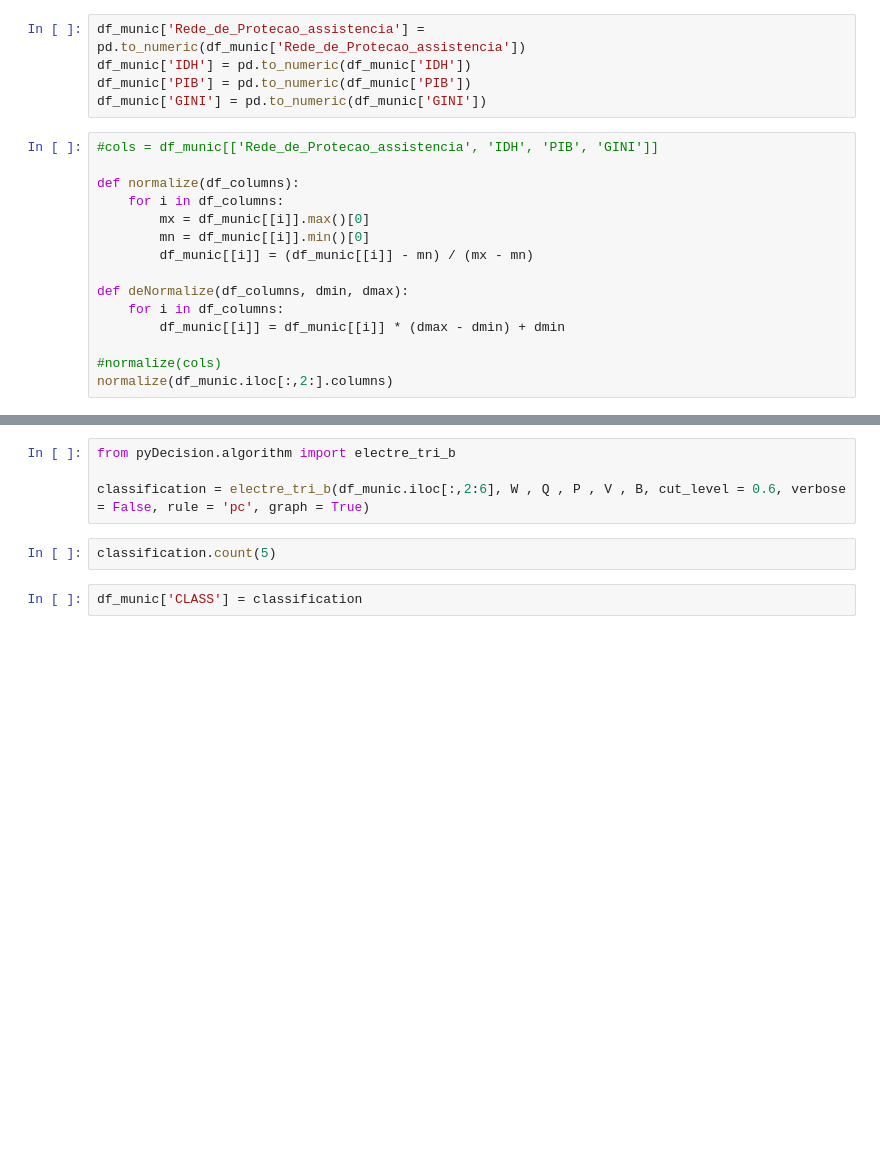
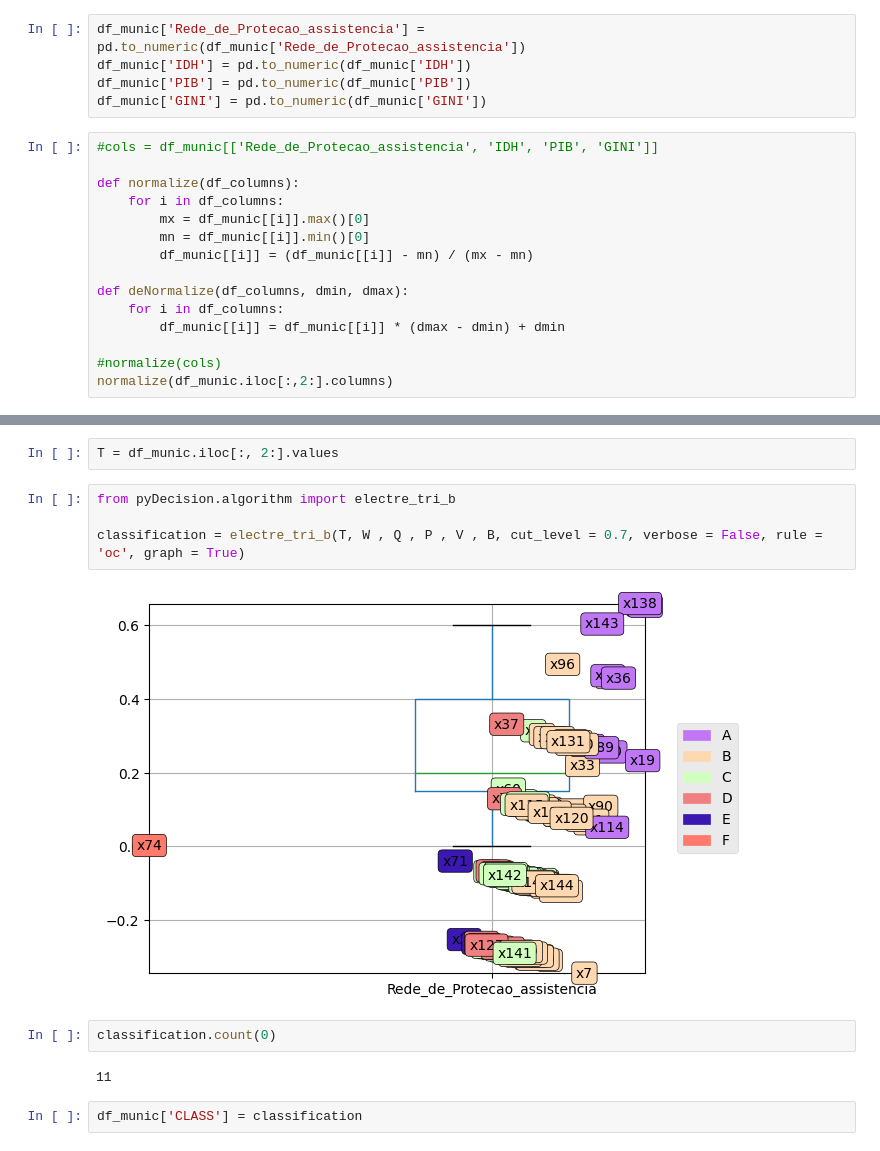
Before and after one commit to jlucioDev/woman_victims_v2, a Jupyter notebook: main.ipynb, the cells around one changed output, grey strips where cells are left out. Drawn from its saved outputs; the diff is of its cells as text; blank space fills up the shorter version.

```diff
--- a/main.ipynb
+++ b/main.ipynb
@@ -225,9 +290,15 @@ np.array(B)
+# %%
+T = df_munic.iloc[:, 2:].values
 # %%
 from pyDecision.algorithm import electre_tri_b
 
-classification = electre_tri_b(df_munic.iloc[:,2:6], W , Q , P , V , B, cut_level = 0.6, verbose = False, rule = 'pc', graph = True)
+classification = electre_tri_b(T, W , Q , P , V , B, cut_level = 0.7, verbose = False, rule = 'oc', graph = True)
+# %% [output]
+[figure, added]
 # %%
-classification.count(5)
+classification.count(0)
+# %% [output]
+11
 # %%
 df_munic['CLASS'] = classification
 # %%
```
Also changed, not shown: parts of 19 cells of this notebook, 2 other files.
